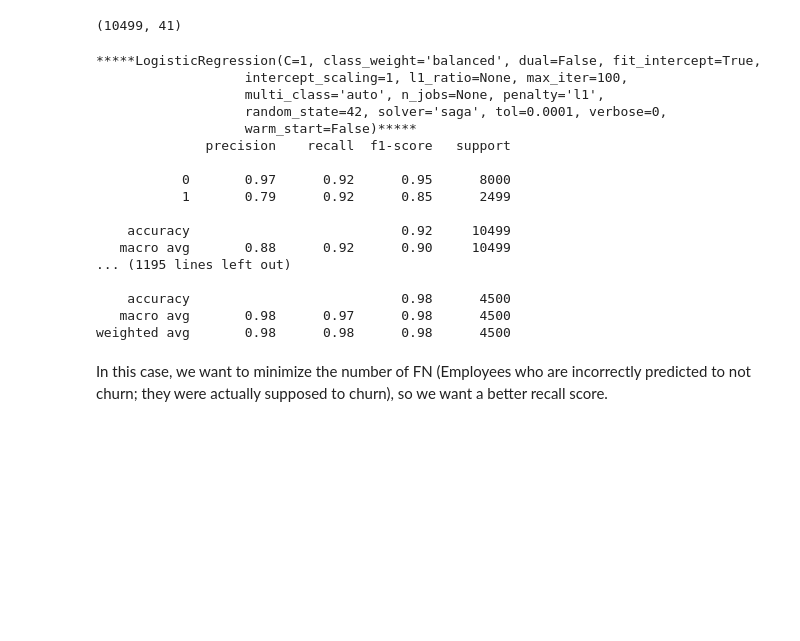
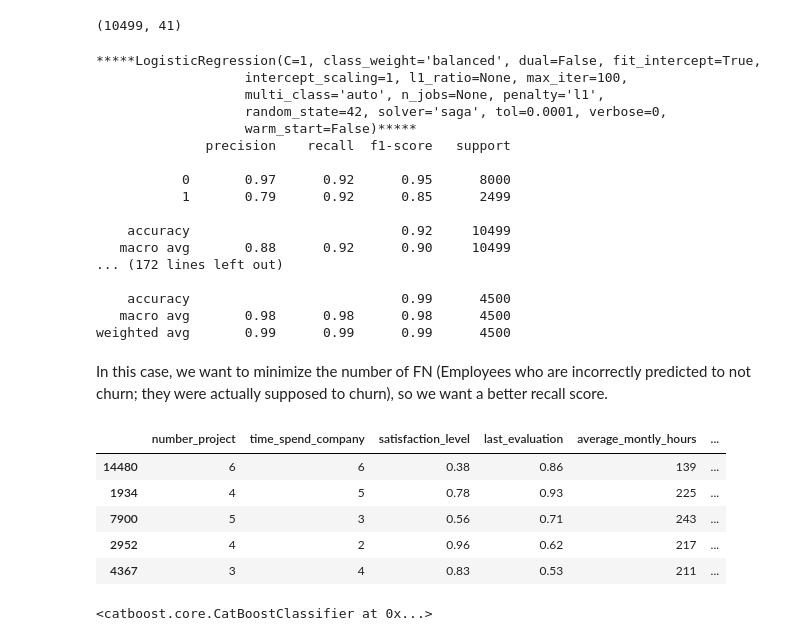
Before and after one commit to georgethoraninh/hr_churn, a Jupyter notebook: pre_processing.ipynb, the cells around one changed output. Drawn from its saved outputs; the diff is of its cells as text; code cells hidden in the pictures; blank space fills up the shorter version.

Commit message:
Update CatBoost model

```diff
--- a/pre_processing.ipynb
+++ b/pre_processing.ipynb
@@ -193,15 +193,15 @@ X_test_transform_df = pd.DataFrame(X_test_transformed, columns = transformed_col
 # %%
 classifiers = [
     LogisticRegression(penalty = 'l1', solver='saga', class_weight='balanced',random_state=42, C=1),
-    SVC(kernel="rbf", C=0.025, random_state=42, probability=True),
-    DecisionTreeClassifier(random_state=42),
+    #SVC(kernel="rbf", C=0.025, random_state=42, probability=True, class_weight='balanced'),
+    DecisionTreeClassifier(class_weight='balanced', random_state=42),
     DecisionTreeRegressor(random_state=42),
     #VotingClassifier(random_state=42),
-    RandomForestClassifier(random_state=42),
+    RandomForestClassifier(class_weight='balanced', random_state=42),
     AdaBoostClassifier(random_state=42),
     GradientBoostingClassifier(random_state=42),
-    xgb.XGBClassifier(verbosity=0,random_state=42),
-    CatBoostClassifier(random_seed=42)
+    xgb.XGBClassifier(scale_pos_weight=3.2,verbosity=0,random_state=42),
+    CatBoostClassifier(class_weights=[1,3.2],verbose=False,random_seed=42)
     ]
 
 for classifier in classifiers:
@@ -224,10 +224,26 @@ for classifier in classifiers:
 
     accuracy                           0.92     10499
    macro avg       0.88      0.92      0.90     10499
-... (1195 lines left out)
+... (172 lines left out)
 
-    accuracy                           0.98      4500
-   macro avg       0.98      0.97      0.98      4500
-weighted avg       0.98      0.98      0.98      4500
+    accuracy                           0.99      4500
+   macro avg       0.98      0.98      0.98      4500
+weighted avg       0.99      0.99      0.99      4500
 # %% [markdown]
 In this case, we want to minimize the number of FN (Employees who are incorrectly predicted to not churn; they were actually supposed to churn), so we want a better recall score.
+# %%
+X = df[num_var + nominal_var + binary_var]
+y = df[target_var]
+
+cat_X_train, cat_X_test, cat_y_train, cat_y_test = train_test_split(X,
+                                                                    y,
+                                                                    random_state=42)
+# %%
+cat_X_train.head()
+# %% [output]
+|  | number_project | time_spend_company | satisfaction_level | last_evaluation | average_montly_hours | ... |
+| 14480 | 6 | 6 | 0.38 | 0.86 | 139 | ... |
+| 1934 | 4 | 5 | 0.78 | 0.93 | 225 | ... |
+| 7900 | 5 | 3 | 0.56 | 0.71 | 243 | ... |
+| 2952 | 4 | 2 | 0.96 | 0.62 | 217 | ... |
+| 4367 | 3 | 4 | 0.83 | 0.53 | 211 | ... |
@@ -233,0 +275,7 @@ In this case, we want to minimize the number of FN (Employees who are incorrectl
+# %%
+cb_model.fit(train_pool,
+             eval_set=test_pool
+             #logging_level = 'Verbose',
+            )
+# %% [output]
+<catboost.core.CatBoostClassifier at 0x...>
```
Also changed, not shown: parts of 7 cells of this notebook.
